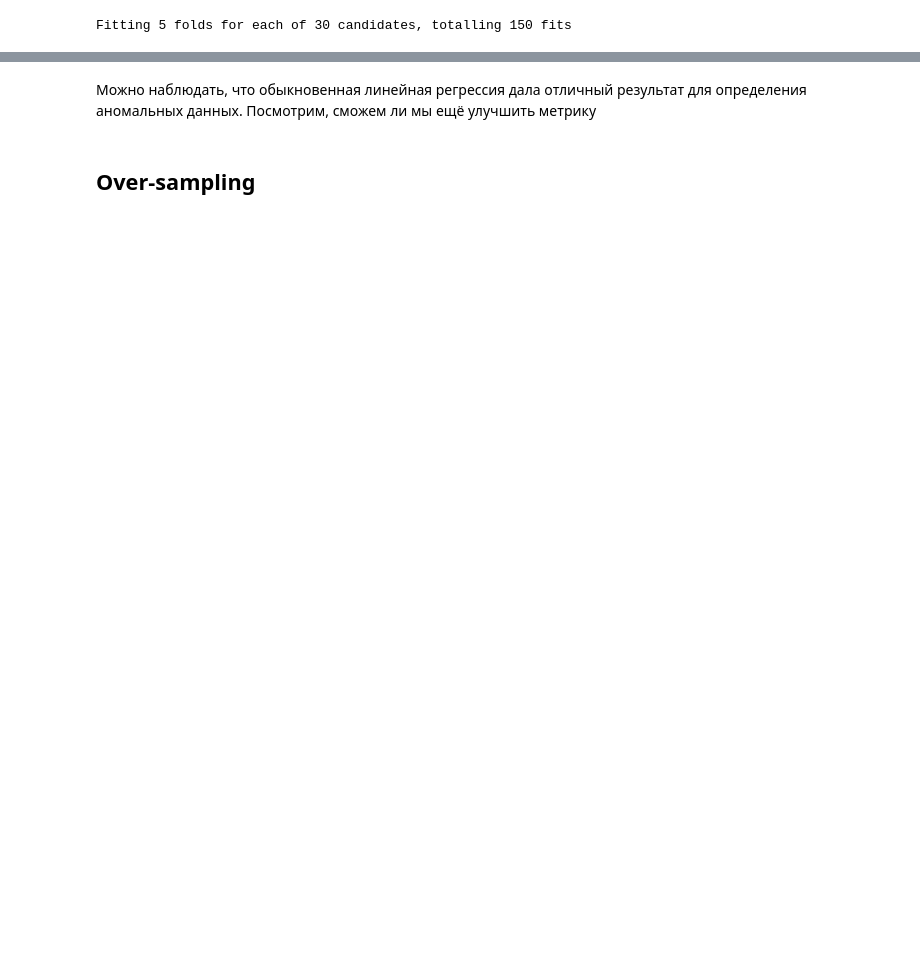
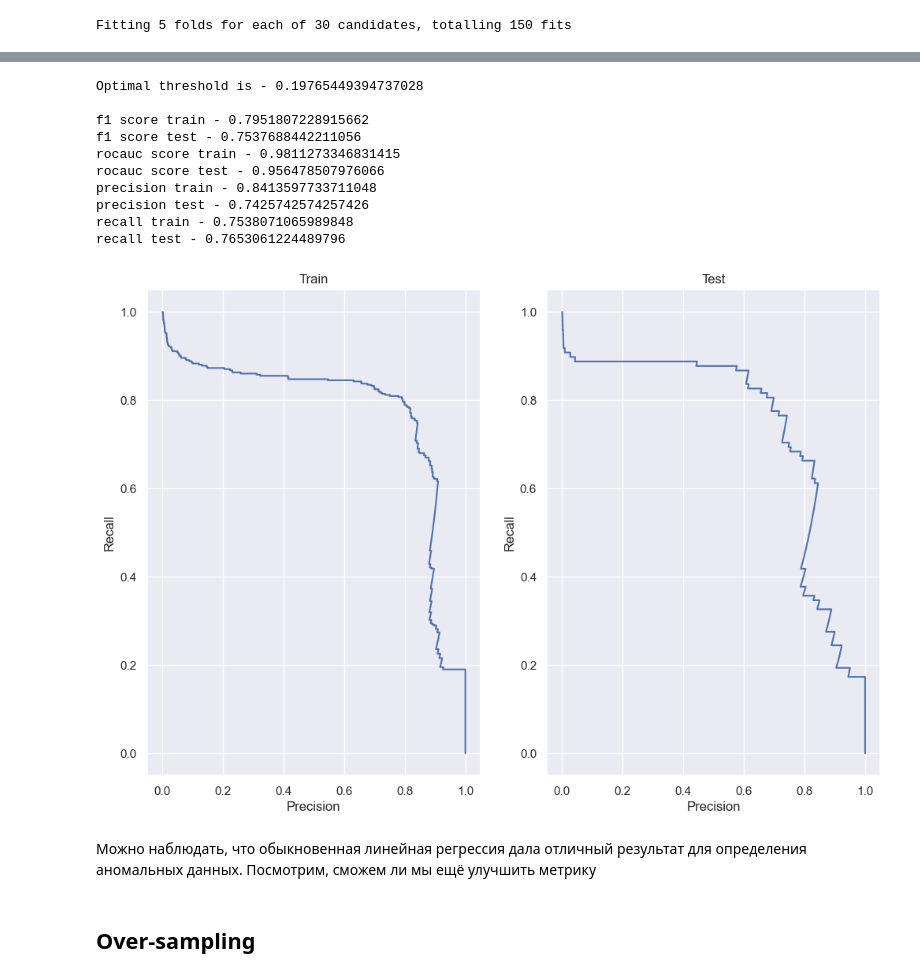
Before and after one commit to nokiroki/Coursework_copy, a Jupyter notebook: notebooks/linear_model.ipynb, the cells around one changed output, grey strips where cells are left out. Drawn from its saved outputs; the diff is of its cells as text; code cells hidden in the pictures; blank space fills up the shorter version.

```diff
--- a/notebooks/linear_model.ipynb
+++ b/notebooks/linear_model.ipynb
@@ -123,3 +220,17 @@ rocauc score test - 0.9823998254338313
+# %%
+print_metrics(target_train, target_test, train_scores, test_scores)
+# %% [output]
+Optimal threshold is - 0.19765449394737028
+
+f1 score train - 0.7951807228915662
+f1 score test - 0.7537688442211056
+rocauc score train - 0.9811273346831415
+rocauc score test - 0.956478507976066
+precision train - 0.8413597733711048
+precision test - 0.7425742574257426
+recall train - 0.7538071065989848
+recall test - 0.7653061224489796
+[figure, added]
 # %% [markdown]
 Можно наблюдать, что обыкновенная линейная регрессия дала отличный результат для определения аномальных данных. Посмотрим, сможем ли мы ещё улучшить метрику
 # %% [markdown]
```
Also changed, not shown: parts of 33 cells of this notebook, 1 other file.
